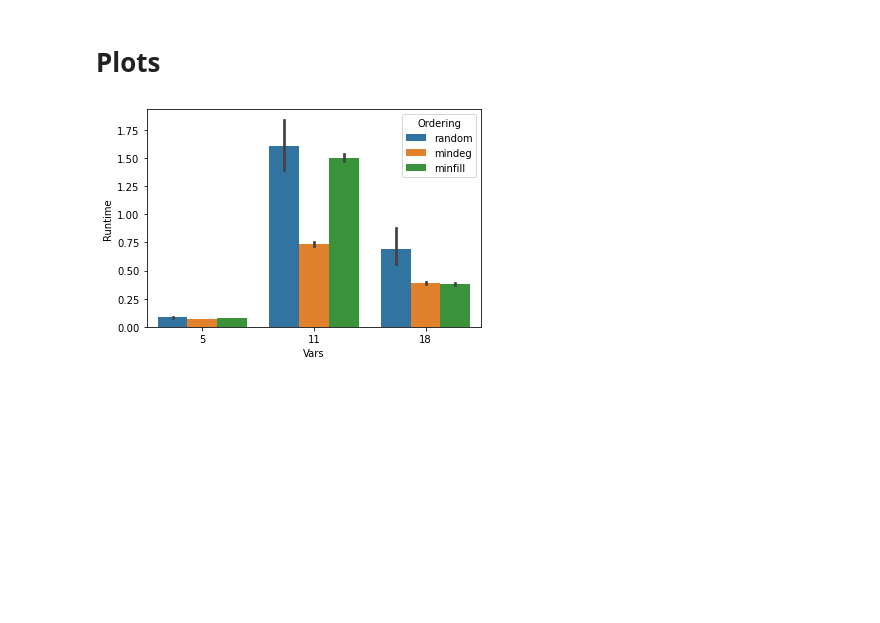
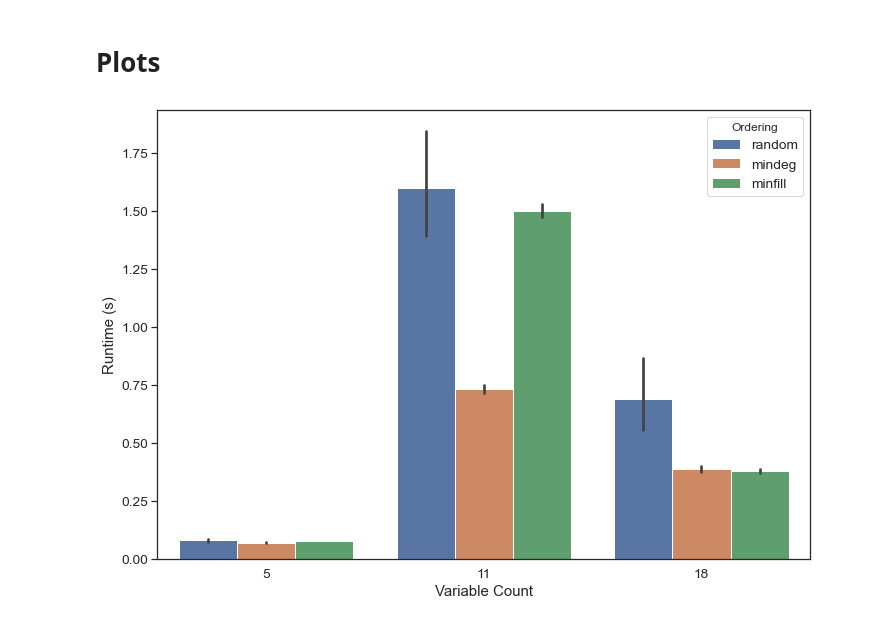
Before and after one commit to robinspiers/KR21PGM, a Jupyter notebook: Plots.ipynb, the cells around one changed output. Drawn from its saved outputs; the diff is of its cells as text; code cells hidden in the pictures; blank space fills up the shorter version.

Commit message:
Plots done

```diff
--- a/Plots.ipynb
+++ b/Plots.ipynb
@@ -75,8 +73,19 @@ df_mpe
+# %%
+# Plot style
+sns.set(rc={'figure.figsize':(11.7,8.27)}, font_scale=1.25)
+sns.set_style("white")
+plt.rcParams['ytick.left'] = True
 # %%
 # MAP
 ax = sns.barplot(data=df_map, x="Vars", y="Runtime", hue="Ordering")
+ax.set(xlabel="Variable Count", ylabel="Runtime (s)")
+# ax.spines['right'].set_visible(False)
+# ax.spines['top'].set_visible(False)
+
+fig = ax.get_figure()
+fig.savefig('outputs/map.pdf', bbox_inches='tight')
 # %% [output]
-[figure, old version]
+[figure, new version]
 # %%
 # MPE
 ax = sns.barplot(data=df_mpe, x="Vars", y="Runtime", hue="Ordering")
```
Also changed, not shown: parts of 2 cells of this notebook, 2 other files.
